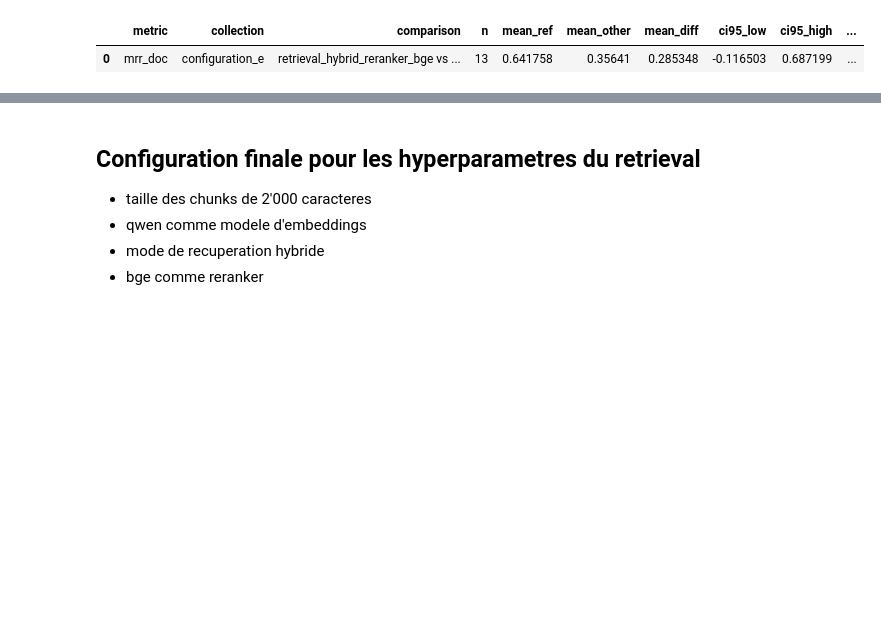
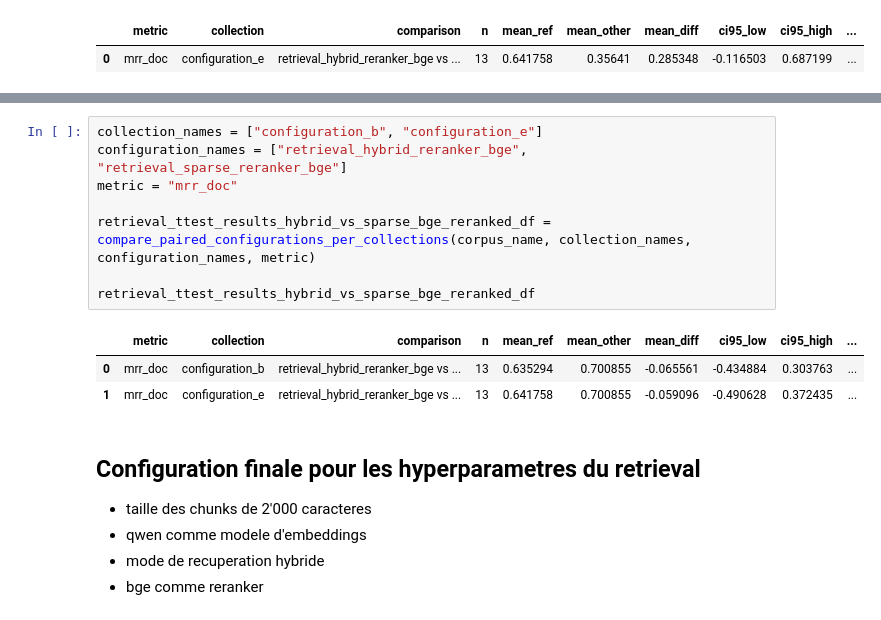
Before and after one commit to epfl-si/polylex-chatbot, a Jupyter notebook: analysis/ttest.ipynb, the cells around one changed output, grey strips where cells are left out. Cells and saved outputs as stored; diff of their text form; blank space fills up the shorter version.

```diff
--- a/analysis/ttest.ipynb
+++ b/analysis/ttest.ipynb
@@ -305,3 +321,15 @@ retrieval_ttest_results_hybrids_df
+# %%
+collection_names = ["configuration_b", "configuration_e"]
+configuration_names = ["retrieval_hybrid_reranker_bge", "retrieval_sparse_reranker_bge"]
+metric = "mrr_doc"
+
+retrieval_ttest_results_hybrid_vs_sparse_bge_reranked_df = compare_paired_configurations_per_collections(corpus_name, collection_names, configuration_names, metric)
+
+retrieval_ttest_results_hybrid_vs_sparse_bge_reranked_df
+# %% [output]
+|  | metric | collection | comparison | n | mean_ref | mean_other | mean_diff | ci95_low | ci95_high | ... |
+| 0 | mrr_doc | configuration_b | retrieval_hybrid_reranker_bge vs ... | 13 | 0.635294 | 0.700855 | -0.065561 | -0.434884 | 0.303763 | ... |
+| 1 | mrr_doc | configuration_e | retrieval_hybrid_reranker_bge vs ... | 13 | 0.641758 | 0.700855 | -0.059096 | -0.490628 | 0.372435 | ... |
 # %% [markdown]
 ## Configuration finale pour les hyperparametres du retrieval
 
```
Also changed, not shown: parts of 3 cells of this notebook, 18 other files.
